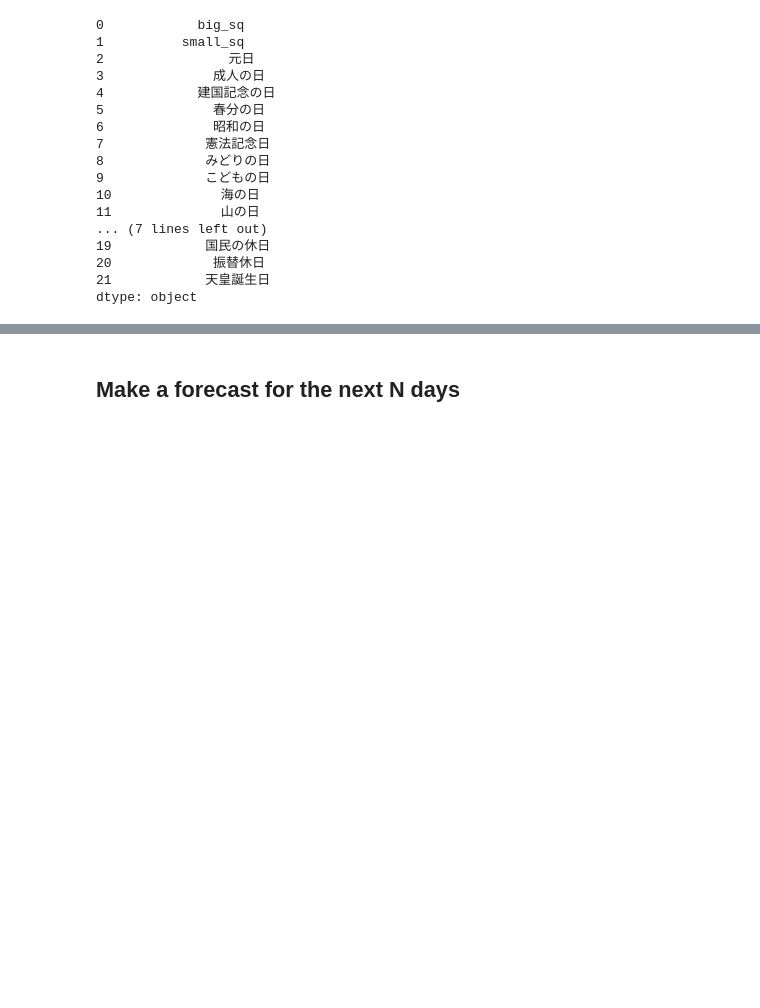
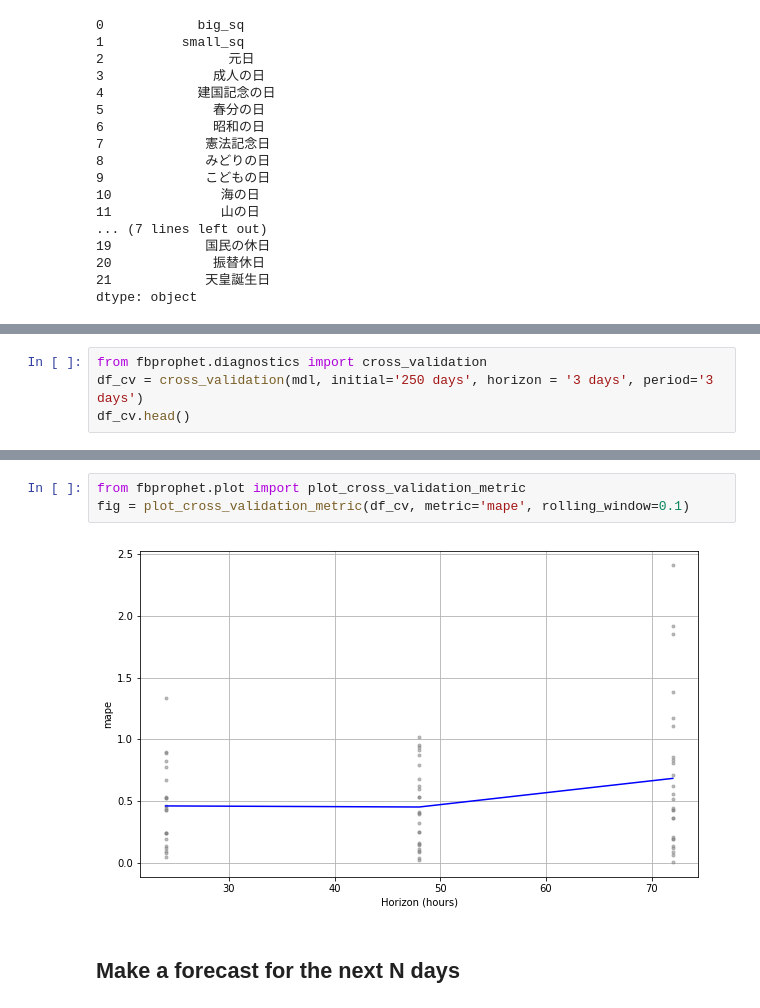
Before and after one commit to dmitryaleks/ml-trading, a Jupyter notebook: models/prophet/traded-volume-forecasting.ipynb, the cells around one changed output, grey strips where cells are left out. Drawn from its saved outputs; the diff is of its cells as text; blank space fills up the shorter version.

Commit message:
Added cross-validation

```diff
--- a/models/prophet/traded-volume-forecasting.ipynb
+++ b/models/prophet/traded-volume-forecasting.ipynb
@@ -80,0 +83,4 @@ dtype: object
+# %%
+from fbprophet.diagnostics import cross_validation
+df_cv = cross_validation(mdl, initial='250 days', horizon = '3 days', period='3 days')
+df_cv.head()
@@ -81,3 +105,8 @@ dtype: object
+# %%
+from fbprophet.plot import plot_cross_validation_metric
+fig = plot_cross_validation_metric(df_cv, metric='mape', rolling_window=0.1)
+# %% [output]
+[figure, added]
 # %% [markdown]
 ## Make a forecast for the next N days
 # %%
```
Also changed, not shown: parts of 6 cells of this notebook.
